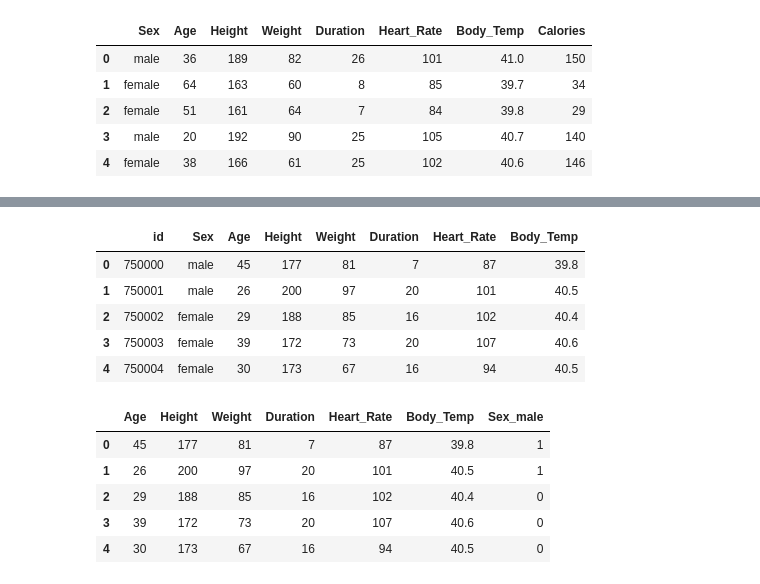
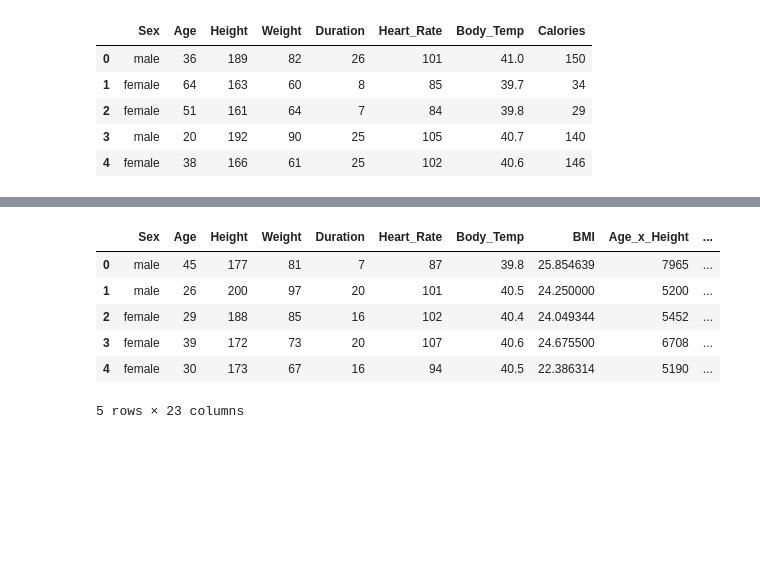
Before and after one commit to ElliotBlackstone/S25_Predict_Calories, a Jupyter notebook: calorie_LinReg.ipynb, the cells around one changed output, grey strips where cells are left out. Cells and saved outputs as stored; diff of their text form; code cells hidden in the pictures; blank space fills up the shorter version.

```diff
--- a/calorie_LinReg.ipynb
+++ b/calorie_LinReg.ipynb
@@ -25,4 +24,37 @@ train.head()
 | 2 | female | 51 | 161 | 64 | 7 | 84 | 39.8 | 29 |
 | 3 | male | 20 | 192 | 90 | 25 | 105 | 40.7 | 140 |
 | 4 | female | 38 | 166 | 61 | 25 | 102 | 40.6 | 146 |
+# %%
+numerical_features = ["Age","Height","Weight","Duration","Heart_Rate","Body_Temp"]
+
+def add_feats(df, numerical_features):
+    ''''''''''
+    Inputs: dataframe df
+    Output: the modified dataframe with cross terms, BMI, id+calories removed, and sex as categorical variable
+    '''''''''
+    df_new = df.copy()
+
+    features = df_new.columns
+
+    if 'id' in features:
+        df_new = df_new.drop(columns=['id'])
+
+    if 'Calories' in features:
+        df_new = df_new.drop(columns=['Calories'])
+
+
+    df_new['Sex'] = df_new['Sex'].astype('category')
+
+    df_new['BMI'] = df_new['Weight']/((df_new['Height']/100)**2)
+
+    for i in range(len(numerical_features)):
+        for j in range(i + 1, len(numerical_features)):
+            feature1 = numerical_features[i]
+            feature2 = numerical_features[j]
+            cross_term_name = f"{feature1}_x_{feature2}"
+            df_new[cross_term_name] = df_new[feature1] * df_new[feature2]
+            #cross_term_name = f"{feature1}_divided_{feature2}"
+            #df_new[cross_term_name] = df_new[feature1] / df_new[feature2]
+
+    return df_new
 # %%
@@ -59,22 +156,13 @@ rmse(predictions, y_test)
-# %%
-test.head()
-# %% [output]
-|  | id | Sex | Age | Height | Weight | Duration | Heart_Rate | Body_Temp |
-| 0 | 750000 | male | 45 | 177 | 81 | 7 | 87 | 39.8 |
-| 1 | 750001 | male | 26 | 200 | 97 | 20 | 101 | 40.5 |
-| 2 | 750002 | female | 29 | 188 | 85 | 16 | 102 | 40.4 |
-| 3 | 750003 | female | 39 | 172 | 73 | 20 | 107 | 40.6 |
-| 4 | 750004 | female | 30 | 173 | 67 | 16 | 94 | 40.5 |
 # %%
-test_mod = pd.get_dummies(test, columns=['Sex'], drop_first=True, dtype=int)
-test_mod = test_mod.drop(columns=['id'])
+test_mod = add_feats(test, numerical_features)
 
 test_mod.head()
 # %% [output]
-|  | Age | Height | Weight | Duration | Heart_Rate | Body_Temp | Sex_male |
-| 0 | 45 | 177 | 81 | 7 | 87 | 39.8 | 1 |
-| 1 | 26 | 200 | 97 | 20 | 101 | 40.5 | 1 |
-| 2 | 29 | 188 | 85 | 16 | 102 | 40.4 | 0 |
-| 3 | 39 | 172 | 73 | 20 | 107 | 40.6 | 0 |
-| 4 | 30 | 173 | 67 | 16 | 94 | 40.5 | 0 |
+|  | Sex | Age | Height | Weight | Duration | Heart_Rate | Body_Temp | BMI | Age_x_Height | ... |
+| 0 | male | 45 | 177 | 81 | 7 | 87 | 39.8 | 25.854639 | 7965 | ... |
+| 1 | male | 26 | 200 | 97 | 20 | 101 | 40.5 | 24.250000 | 5200 | ... |
+| 2 | female | 29 | 188 | 85 | 16 | 102 | 40.4 | 24.049344 | 5452 | ... |
+| 3 | female | 39 | 172 | 73 | 20 | 107 | 40.6 | 24.675500 | 6708 | ... |
+| 4 | female | 30 | 173 | 67 | 16 | 94 | 40.5 | 22.386314 | 5190 | ... |
+5 rows × 23 columns
 # %%
```
Also changed, not shown: parts of 7 cells of this notebook, 1 other file.
